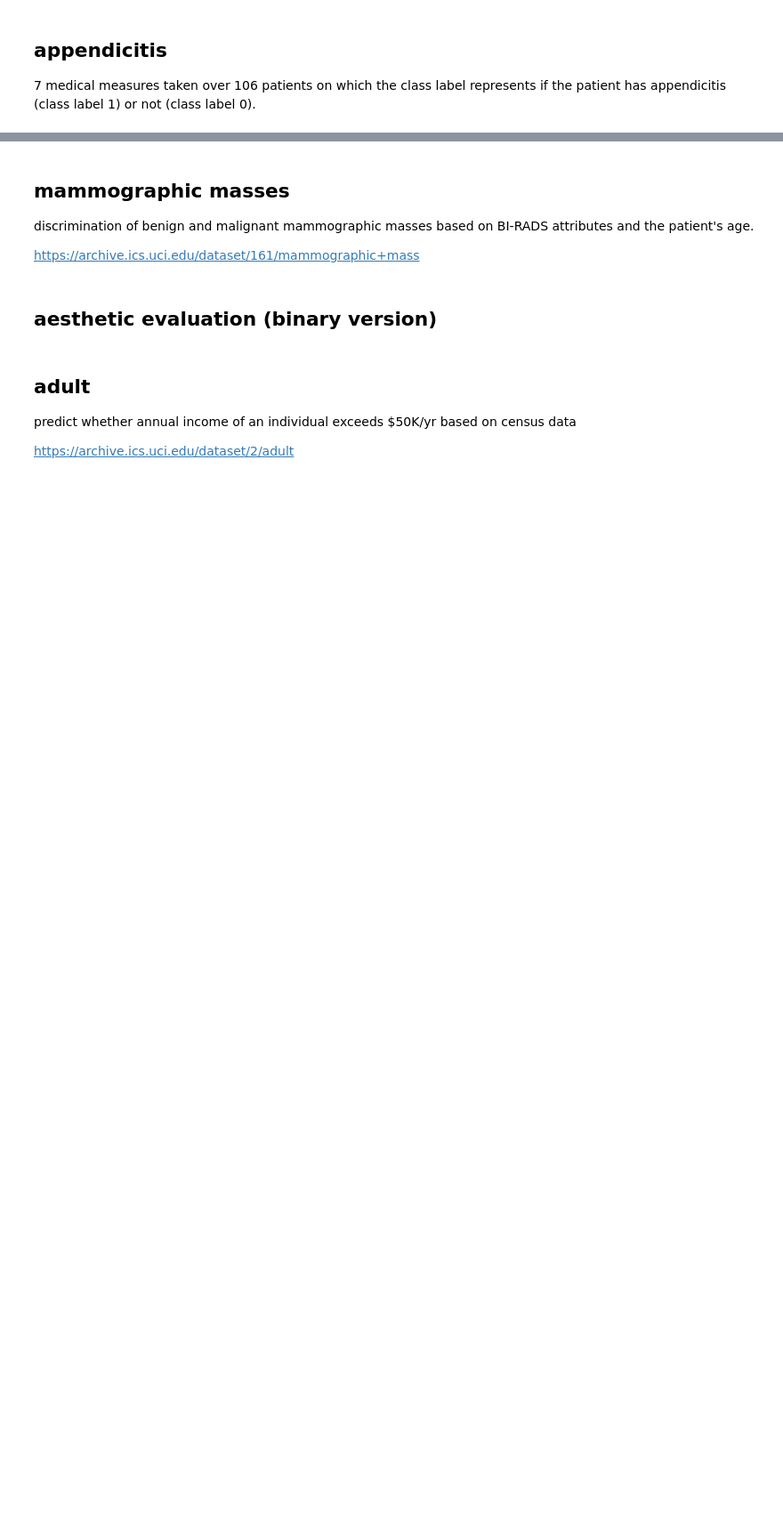
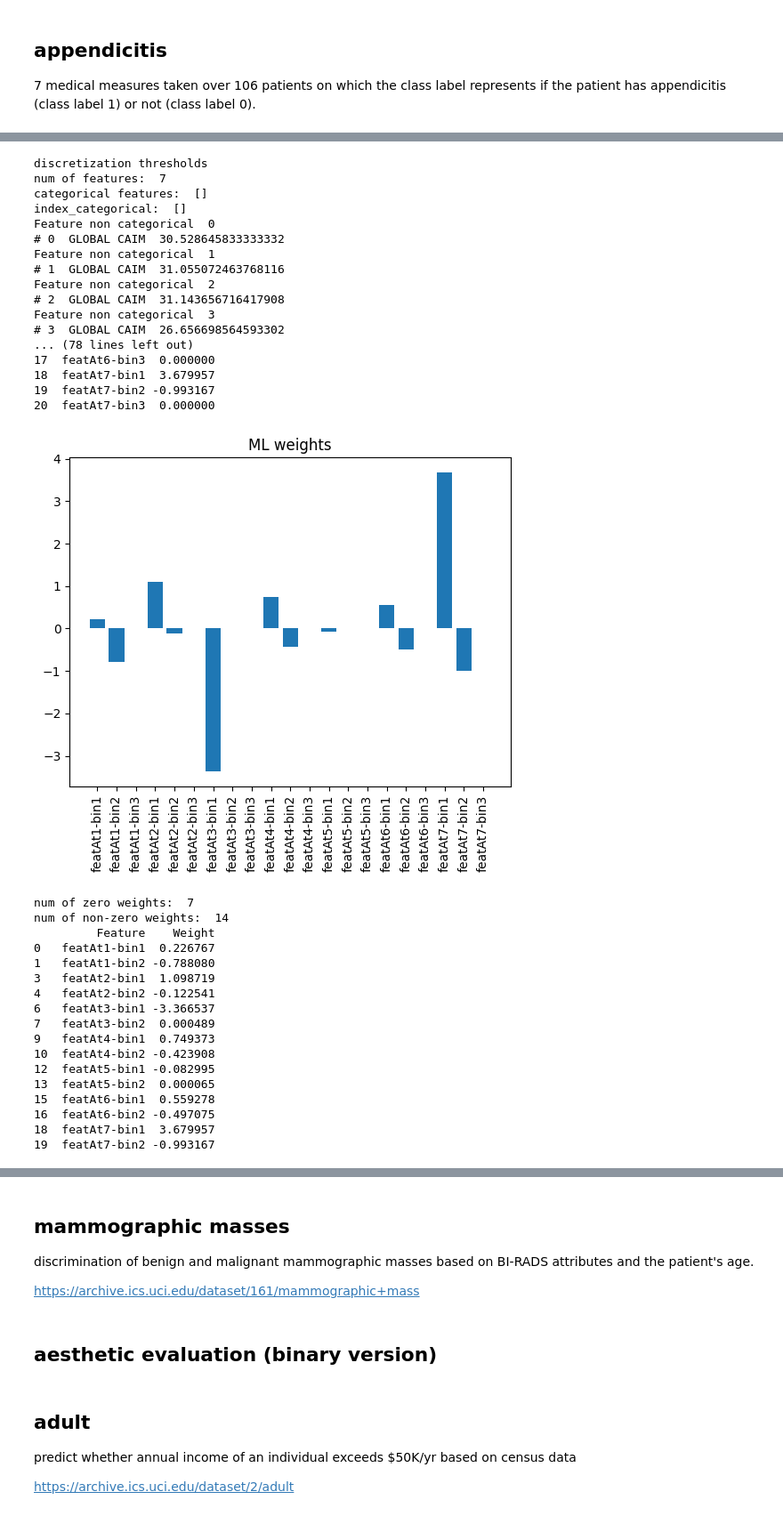
Before and after one commit to mafits/opt-ordinal-scorecards, a Jupyter notebook: test_binary.ipynb, the cells around one changed output, grey strips where cells are left out. Shown at 89% size. Saved outputs shown, nothing was run; the diff lists cells and outputs as text; code cells hidden in the pictures; blank space fills up the shorter version.

Commit message:
fix sbc, caim and inf bins bugs

```diff
--- a/test_binary.ipynb
+++ b/test_binary.ipynb
@@ -64,10 +81,46 @@ for col in categorical_columns:
 # %%
 start_time = time.time()
 scorecard = Scorecard()
 app_caim_1ook_ml_model, app_caim_1ook_ml_weights = scorecard.fit(app_X, app_y, categorical_columns,
                 thresholds_method='CAIM',
                 encoding_method='1_OUT_OF_K',
                 model_method='ML')
-_, caim_accuracy, _ = scorecard.evaluate()
+_, caim_accuracy = scorecard.evaluate()
 end_time = time.time()
 print(f"Execution time: {end_time - start_time} seconds")
+# %% [output]
+discretization thresholds
+num of features:  7
+categorical features:  []
+index_categorical:  []
+Feature non categorical  0
+# 0  GLOBAL CAIM  30.528645833333332
+Feature non categorical  1
+# 1  GLOBAL CAIM  31.055072463768116
+Feature non categorical  2
+# 2  GLOBAL CAIM  31.143656716417908
+Feature non categorical  3
+# 3  GLOBAL CAIM  26.656698564593302
+... (78 lines left out)
+17  featAt6-bin3  0.000000
+18  featAt7-bin1  3.679957
+19  featAt7-bin2 -0.993167
+20  featAt7-bin3  0.000000
+[figure, added]
+num of zero weights:  7
+num of non-zero weights:  14
+         Feature    Weight
+0   featAt1-bin1  0.226767
+1   featAt1-bin2 -0.788080
+3   featAt2-bin1  1.098719
+4   featAt2-bin2 -0.122541
+6   featAt3-bin1 -3.366537
+7   featAt3-bin2  0.000489
+9   featAt4-bin1  0.749373
+10  featAt4-bin2 -0.423908
+12  featAt5-bin1 -0.082995
+13  featAt5-bin2  0.000065
+15  featAt6-bin1  0.559278
+16  featAt6-bin2 -0.497075
+18  featAt7-bin1  3.679957
+19  featAt7-bin2 -0.993167
```
Also changed, not shown: parts of 8 cells of this notebook, 5 other files.
